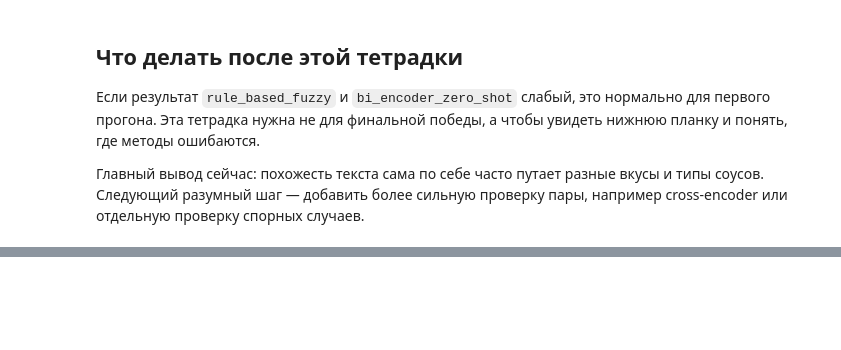
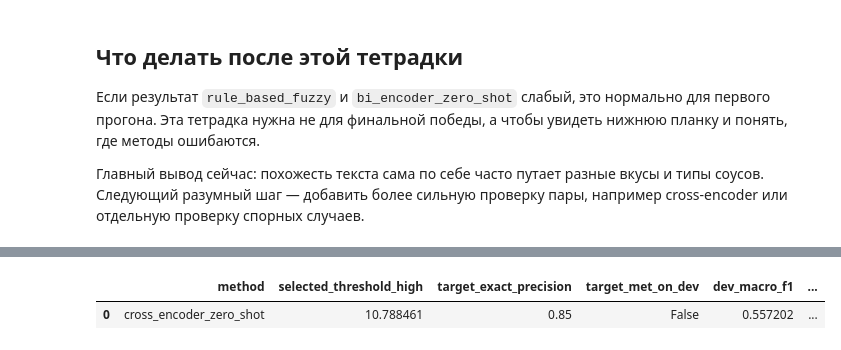
Before and after one commit to exoldoff/mpstats_etl_ml_dedup, a Jupyter notebook: notebooks/03_matching_comparison.ipynb, the cells around one changed output, grey strips where cells are left out. Saved outputs shown, nothing was run; the diff lists cells and outputs as text; code cells hidden in the pictures; blank space fills up the shorter version.

```diff
--- a/notebooks/03_matching_comparison.ipynb
+++ b/notebooks/03_matching_comparison.ipynb
@@ -671,0 +759,100 @@ Saved false merges: /Users/exoldoff/.codex/worktrees/13ef/mpstats/research/dedup
+# %%
+cross_default_summary_rows: list[dict[str, object]] = []
+cross_calibration_rows: list[dict[str, object]] = []
+cross_calibrated_summary_rows: list[dict[str, object]] = []
+cross_calibrated_reports: list[pd.DataFrame] = []
+cross_calibrated_predictions = pd.DataFrame()
+
+if cross_encoder_payload is None:
+    display(pd.DataFrame([{"status": "cross_encoder_not_available"}]))
+else:
+    matcher = cross_encoder_payload["matcher"]
+    scores = cross_encoder_payload["scores"]
+
+    default_output = _predict_frame(
+        matcher,
+        labeled_pairs,
+        scores,
+        threshold_high=_base_fusion_config(matcher).threshold_high,
+        mode="default_full_gold_set_sanity",
+    )
+    cross_default_summary_rows.append(
+        _summarize_predictions(
+            matcher.name,
+            default_output,
+            mode="default_full_gold_set_sanity",
+            threshold_high=_base_fusion_config(matcher).threshold_high,
+        )
+    )
+
+    dev_frame, dev_scores = _threshold_scores_for_split(matcher.name, cross_encoder_payload, "dev")
+    score_series = pd.Series(dev_scores).dropna()
+    if score_series.empty:
+        cross_threshold_grid = THRESHOLD_GRID
+    else:
+        quantile_points = [idx / 100 for idx in range(5, 100, 5)]
+        cross_threshold_grid = sorted(
+            {
+                round(float(value), 6)
+                for value in score_series.quantile(quantile_points).tolist()
+                + [score_series.min(), score_series.max(), _base_fusion_config(matcher).threshold_high]
+            }
+        )
+
+    grid_rows = []
+    for threshold_high in cross_threshold_grid:
+        dev_pred = _predict_frame(matcher, dev_frame, dev_scores, threshold_high=threshold_high, mode="calibration_dev")
+        grid_rows.append(_summarize_predictions(matcher.name, dev_pred, mode="calibration_dev", threshold_high=threshold_high))
+    grid = pd.DataFrame(grid_rows)
+    target_met = grid[grid["exact_duplicate_precision"].ge(TARGET_EXACT_PRECISION)]
+    selection_pool = target_met if not target_met.empty else grid
+    selected = selection_pool.sort_values(
+        ["macro_f1", "exact_duplicate_precision", "false_merge_rate"],
+        ascending=[False, False, True],
+    ).iloc[0]
+    selected_threshold = float(selected["threshold_high"])
+    cross_calibration_rows.append(
+        {
+            "method": matcher.name,
+            "selected_threshold_high": selected_threshold,
+            "target_exact_precision": TARGET_EXACT_PRECISION,
+            "target_met_on_dev": bool(selected["exact_duplicate_precision"] >= TARGET_EXACT_PRECISION),
+            "dev_macro_f1": float(selected["macro_f1"]),
+            "dev_exact_duplicate_precision": float(selected["exact_duplicate_precision"]),
+            "dev_false_merge_rate": float(selected["false_merge_rate"]),
+        }
+    )
+
+    cross_calibrated_predictions = _predict_frame(
+        matcher,
+        labeled_pairs,
+        scores,
+        threshold_high=selected_threshold,
+        mode="calibrated",
+    )
+    for split_name in ["dev", "test"]:
+        split_pred = cross_calibrated_predictions[cross_calibrated_predictions["eval_split"].eq(split_name)].copy()
+        cross_calibrated_summary_rows.append(
+            _summarize_predictions(matcher.name, split_pred, mode="calibrated", threshold_high=selected_threshold)
+        )
+        report = classification_report_df(split_pred["label"], split_pred["predicted_label"], labels=EVAL_LABELS)
+        report.insert(0, "method", matcher.name)
+        report.insert(1, "mode", "calibrated")
+        report.insert(2, "eval_split", split_name)
+        report.insert(3, "threshold_high", selected_threshold)
+        cross_calibrated_reports.append(report)
+
+    combined_summary = pd.concat(
+        [
+            summary_export,
+            pd.DataFrame(cross_default_summary_rows),
+            pd.DataFrame(cross_calibrated_summary_rows),
+        ],
+        ignore_index=True,
+    )
+    display(pd.DataFrame(cross_calibration_rows))
+    display(combined_summary.sort_values(["mode", "eval_split", "macro_f1"], ascending=[True, True, False]))
+    display(pd.concat(cross_calibrated_reports, ignore_index=True))
+# %% [output]
+|  | method | selected_threshold_high | target_exact_precision | target_met_on_dev | dev_macro_f1 | ... |
+| 0 | cross_encoder_zero_shot | 10.788461 | 0.85 | False | 0.557202 | ... |
```
Also changed, not shown: parts of 13 cells of this notebook, 7 other files.
